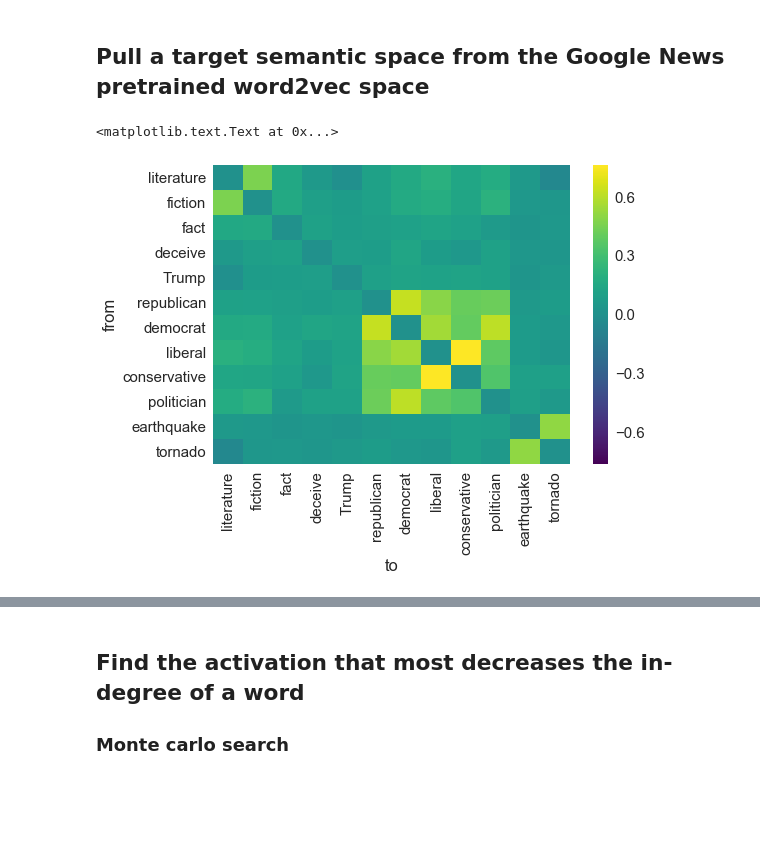
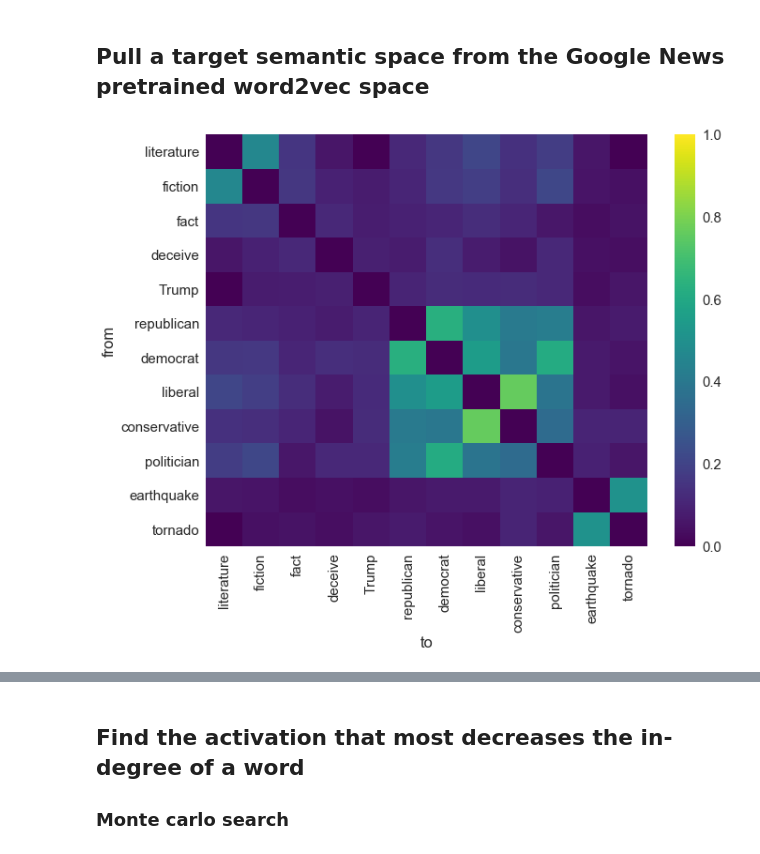
Before and after one commit to mvdoc/graphsemnet, a Jupyter notebook: notebooks/forgetting_attack.ipynb, the cells around one changed output, grey strips where cells are left out. Cells and saved outputs as stored; diff of their text form; code cells hidden in the pictures; blank space fills up the shorter version.

```diff
--- a/notebooks/forgetting_attack.ipynb
+++ b/notebooks/forgetting_attack.ipynb
@@ -64,16 +66,30 @@ my_graph.set_xcal(
     min_adjust=-.025,
     max_adjust=.05
 )
-# %%
-fig, ax = plt.subplots()
-sns.heatmap(
-    my_graph.adj,
-    xticklabels=my_graph.labels,
-    yticklabels=my_graph.labels,
-    cmap='viridis'
-)
-plt.xlabel('to')
-plt.ylabel('from')
-# %% [output]
-<matplotlib.text.Text at 0x...>
-[figure, removed]
+# %%
+def heatmap(sem_graph, highlight=None):
+    fig, ax = plt.subplots(figsize=(10,8))
+    sns.heatmap(
+        sem_graph.adj,
+        xticklabels=sem_graph.labels,
+        yticklabels=sem_graph.labels,
+        cmap='viridis',
+        vmin=0,
+        vmax=1
+    )
+
+    if highlight is not None:
+        for label_x in ax.get_xticklabels():
+            if label_x.get_text() in highlight:
+                label_x.set_color("red")
+        for label_y in ax.get_yticklabels():
+            if label_y.get_text() in highlight:
+                label_y.set_color("red")
+
+    plt.xlabel('to')
+    plt.ylabel('from')
+    plt.tight_layout()
+# %%
+heatmap(my_graph)
+# %% [output]
+[figure, added]
```
Also changed, not shown: parts of 14 cells of this notebook, 4 other files.
